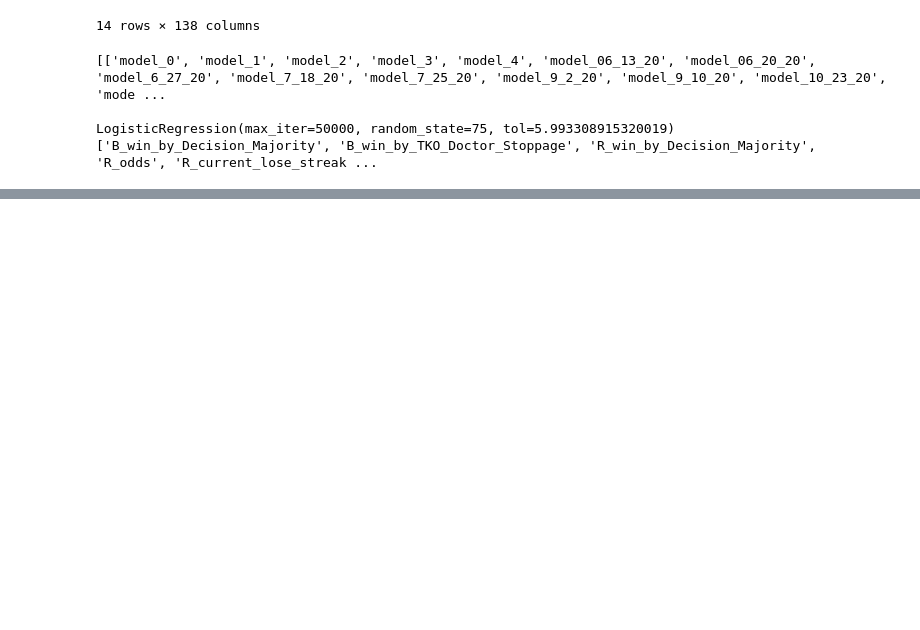
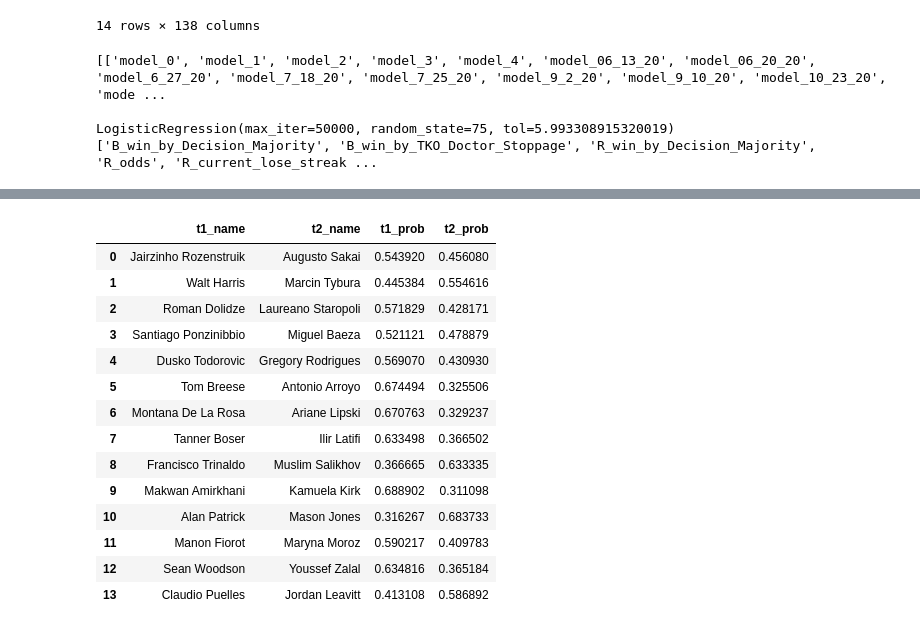
Before and after one commit to shortlikeafox/tiger-millionaire, a Jupyter notebook: get_bets/TM-get-bets.ipynb, the cells around one changed output, grey strips where cells are left out. Saved outputs shown, nothing was run; the diff lists cells and outputs as text; code cells hidden in the pictures; blank space fills up the shorter version.

```diff
--- a/get_bets/TM-get-bets.ipynb
+++ b/get_bets/TM-get-bets.ipynb
@@ -256,0 +274,20 @@ Claudio Puelles has an EV of 9.47 on odds of 165.  They have 41.31 % chance of w
+# %%
+return_df = output_df[['t1_name', 't2_name', 't1_prob', 't2_prob']]
+# %%
+return_df
+# %% [output]
+|  | t1_name | t2_name | t1_prob | t2_prob |
+| 0 | Jairzinho Rozenstruik | Augusto Sakai | 0.543920 | 0.456080 |
+| 1 | Walt Harris | Marcin Tybura | 0.445384 | 0.554616 |
+| 2 | Roman Dolidze | Laureano Staropoli | 0.571829 | 0.428171 |
+| 3 | Santiago Ponzinibbio | Miguel Baeza | 0.521121 | 0.478879 |
+| 4 | Dusko Todorovic | Gregory Rodrigues | 0.569070 | 0.430930 |
+| 5 | Tom Breese | Antonio Arroyo | 0.674494 | 0.325506 |
+| 6 | Montana De La Rosa | Ariane Lipski | 0.670763 | 0.329237 |
+| 7 | Tanner Boser | Ilir Latifi | 0.633498 | 0.366502 |
+| 8 | Francisco Trinaldo | Muslim Salikhov | 0.366665 | 0.633335 |
+| 9 | Makwan Amirkhani | Kamuela Kirk | 0.688902 | 0.311098 |
+| 10 | Alan Patrick | Mason Jones | 0.316267 | 0.683733 |
+| 11 | Manon Fiorot | Maryna Moroz | 0.590217 | 0.409783 |
+| 12 | Sean Woodson | Youssef Zalal | 0.634816 | 0.365184 |
+| 13 | Claudio Puelles | Jordan Leavitt | 0.413108 | 0.586892 |
```
Also changed, not shown: parts of 7 cells of this notebook, 42 other files.
